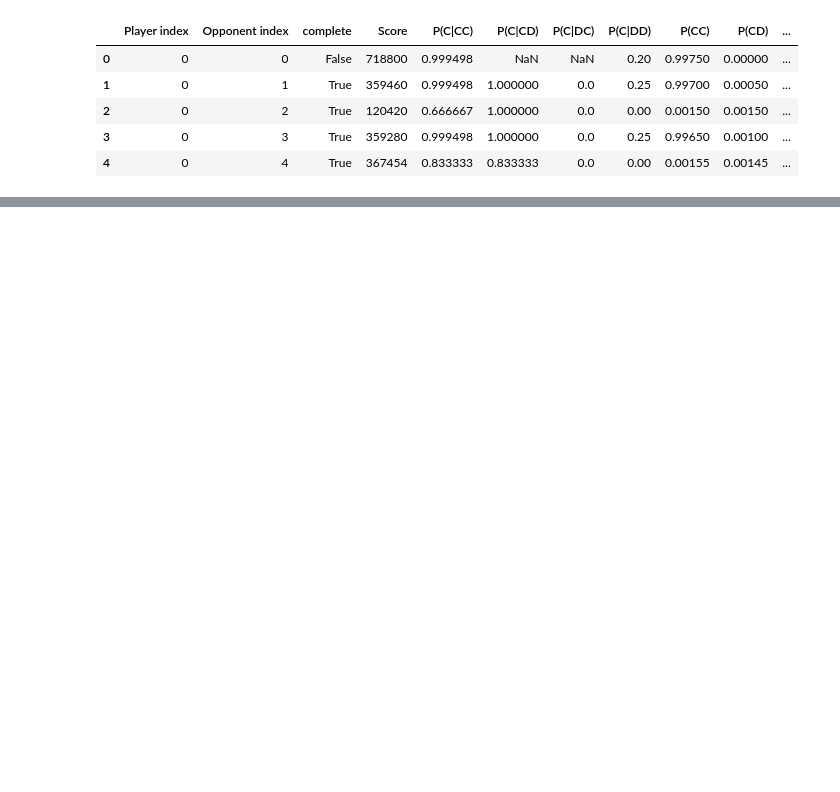
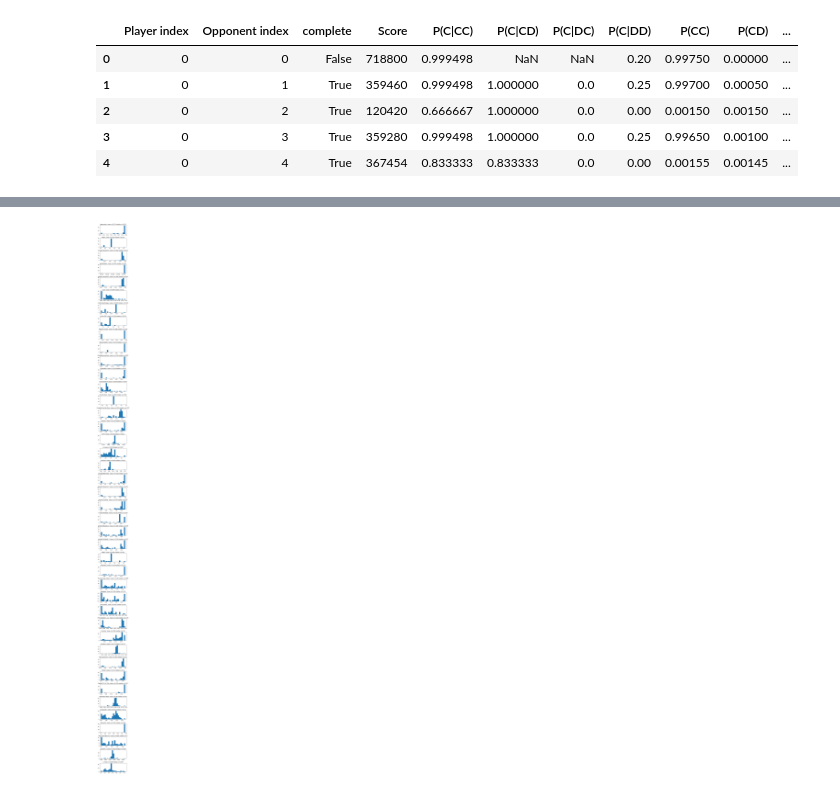
Before and after one commit to drvinceknight/testing_for_ZD, a Jupyter notebook: assets/img/distribution-of-sse-values/main.ipynb, the cells around one changed output, grey strips where cells are left out. Saved outputs shown, nothing was run; the diff lists cells and outputs as text; code cells hidden in the pictures; blank space fills up the shorter version.

```diff
--- a/assets/img/distribution-of-sse-values/main.ipynb
+++ b/assets/img/distribution-of-sse-values/main.ipynb
@@ -43,0 +50,15 @@ fig.tight_layout()
+# %%
+summary_df = df.groupby("Player index")["residual"].describe()
+skewed_indices = summary_df[summary_df["mean"] < summary_df["50%"]].index
+fig, axarr = plt.subplots(len(skewed_indices), figsize=(5, 80))
+
+
+for row, i in enumerate(skewed_indices):
+    ax = axarr[row]
+    values = df[df["Player index"] == i]["residual"].dropna()
+    name = strategy_names[i]
+    ax.hist(values, bins=20)
+    ax.set_title(f"{name}: mean x={np.round(np.mean(values), 3)} median x={np.round(np.median(values), 3)}")
+fig.tight_layout()
+# %% [output]
+[figure, added]
```
Also changed, not shown: parts of 6 cells of this notebook.
